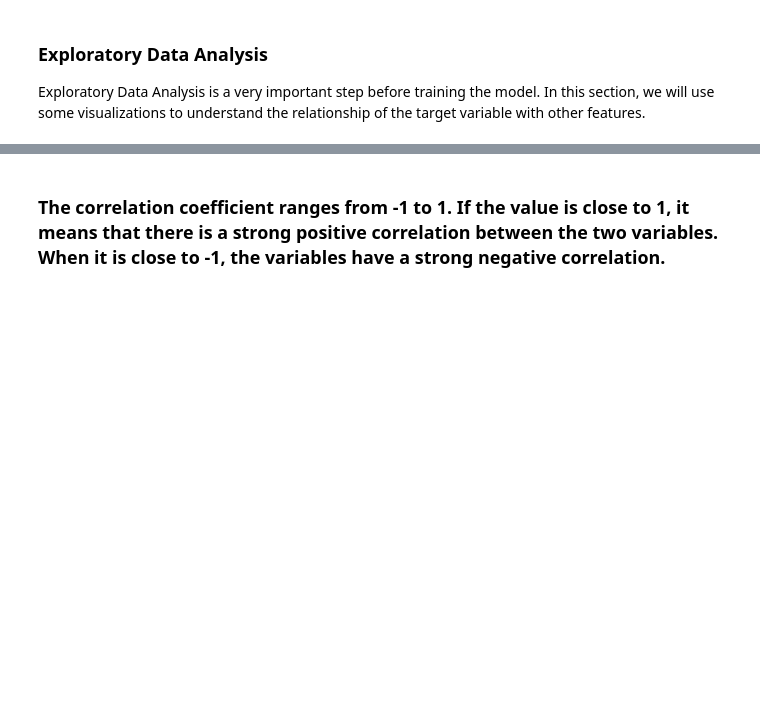
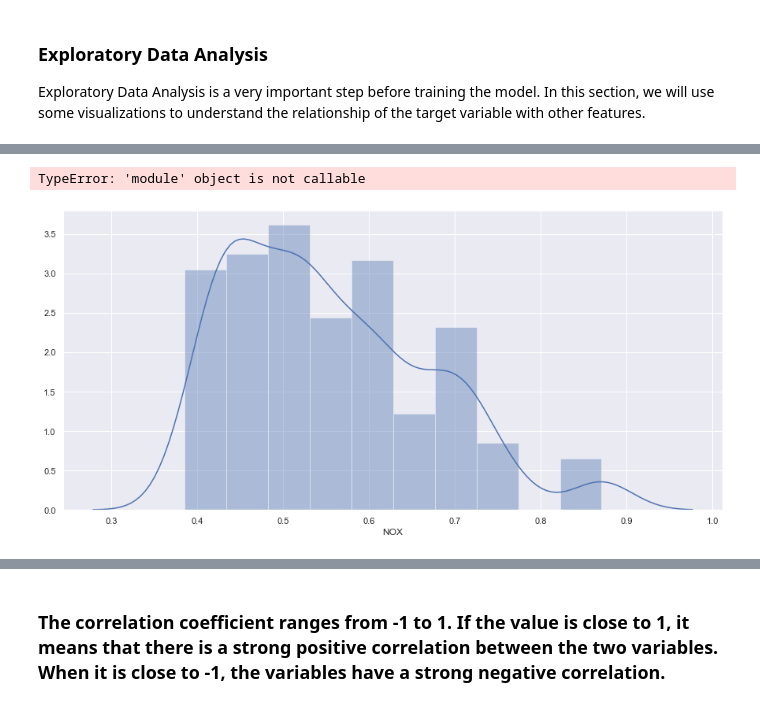
Before and after one commit to MarianneLawless/Machine-Learning-and-Statistics-Assessment-2019, a Jupyter notebook: Machine-Learning-and-Statistics-Assessment-2019.ipynb, the cells around one changed output, grey strips where cells are left out. Saved outputs shown, nothing was run; the diff lists cells and outputs as text; code cells hidden in the pictures; blank space fills up the shorter version.

```diff
--- a/Machine-Learning-and-Statistics-Assessment-2019.ipynb
+++ b/Machine-Learning-and-Statistics-Assessment-2019.ipynb
@@ -122,0 +249,6 @@ plt.show()
+# %%
+sns.distplot(boston["NOX"], bins=10)
+plt("Distrubution of NOX")
+# %% [output]
+TypeError: 'module' object is not callable
+[figure, added]
```
Also changed, not shown: parts of 46 cells of this notebook, 2 other files.
